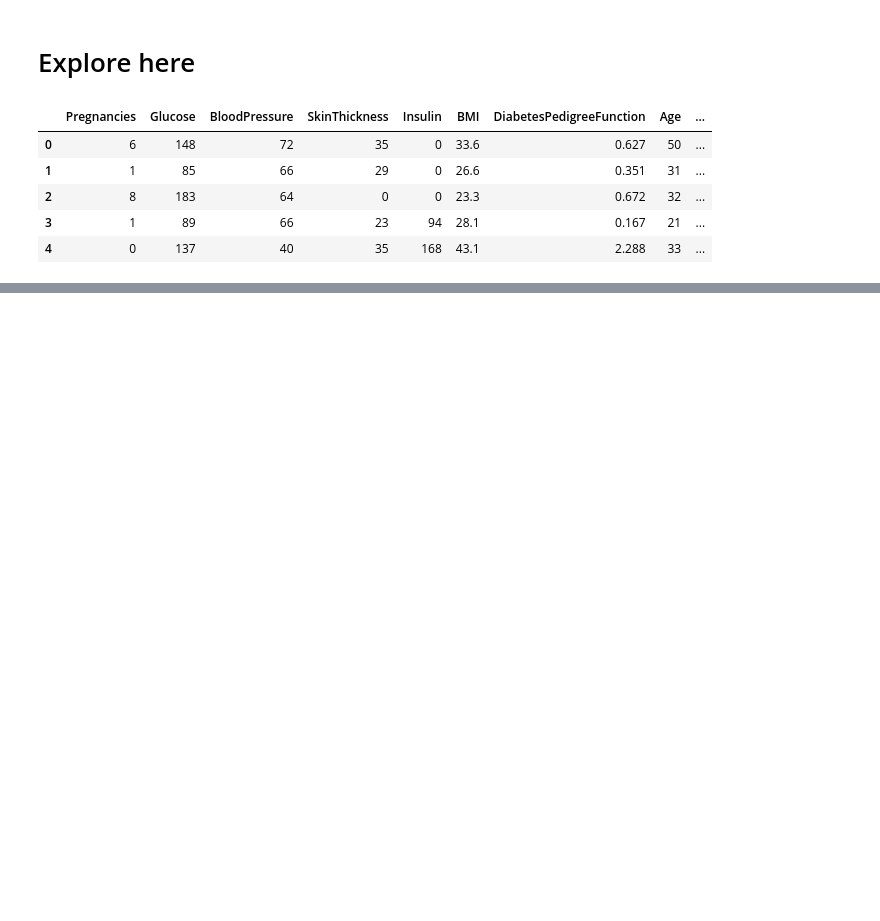
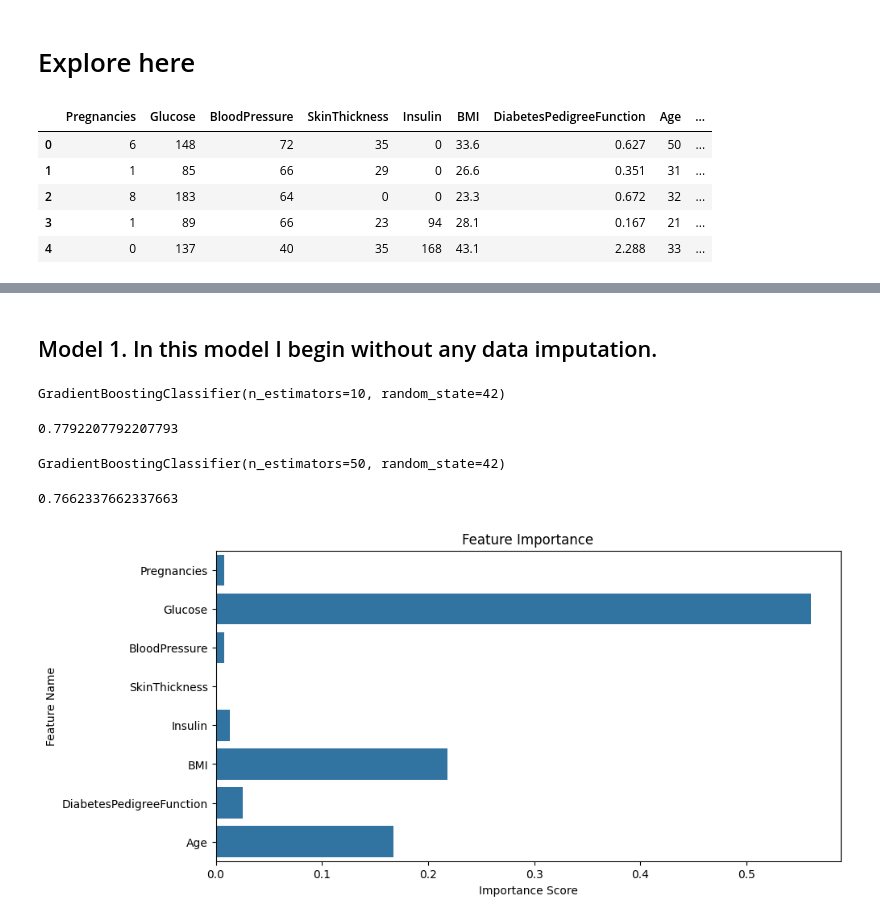
Before and after one commit to campos0170/machine-learning-python-template, a Jupyter notebook: src/explore.ipynb, the cells around one changed output, grey strips where cells are left out. Cells and saved outputs as stored; diff of their text form; code cells hidden in the pictures; blank space fills up the shorter version.

Commit message:
boosting

```diff
--- a/src/explore.ipynb
+++ b/src/explore.ipynb
@@ -16,0 +52,38 @@ df.head()
+# %% [markdown]
+## Model 1. In this model I begin without any data imputation. ##
+# %%
+X,y = df.drop('Outcome',axis=1),df['Outcome']
+
+X_train,X_test,y_train,y_test = train_test_split(X,y,random_state=42,test_size=0.2)
+# %%
+m1 = GradientBoostingClassifier(random_state=42,n_estimators=10)
+m1.fit(X_train,y_train)
+# %% [output]
+GradientBoostingClassifier(n_estimators=10, random_state=42)
+# %%
+y1_pred = m1.predict(X_test)
+accuracy_score(y1_pred,y_test)
+# %% [output]
+0.7792207792207793
+# %%
+m2 = GradientBoostingClassifier(random_state=42,n_estimators=50)
+m2.fit(X_train,y_train)
+# %% [output]
+GradientBoostingClassifier(n_estimators=50, random_state=42)
+# %%
+y2_pred = m2.predict(X_test)
+accuracy_score(y2_pred,y_test)
+# %% [output]
+0.7662337662337663
+# %%
+# Feature Importance
+
+feature_importance = m1.feature_importances_
+plt.figure(figsize=(10,5))
+sns.barplot(x=feature_importance,y=X.columns)
+plt.title("Feature Importance")
+plt.xlabel("Importance Score")
+plt.ylabel("Feature Name")
+plt.show()
+# %% [output]
+[figure, added]
```
Also changed, not shown: parts of 7 cells of this notebook.
